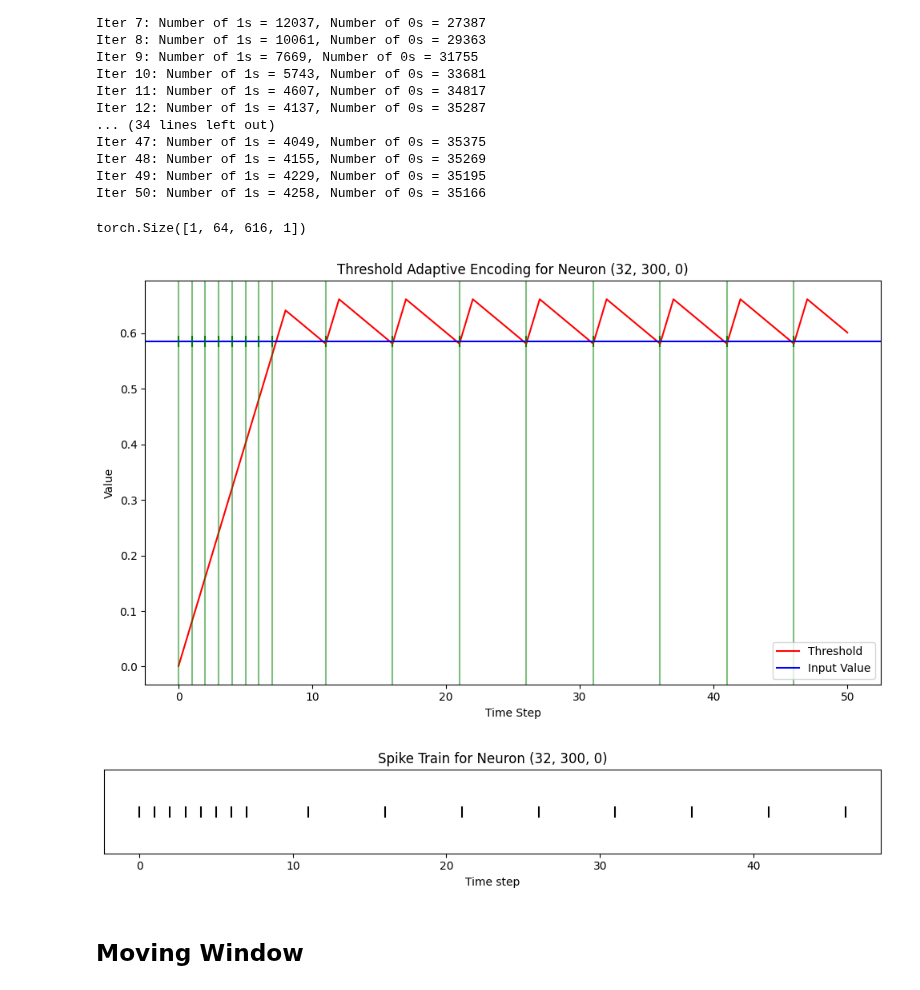
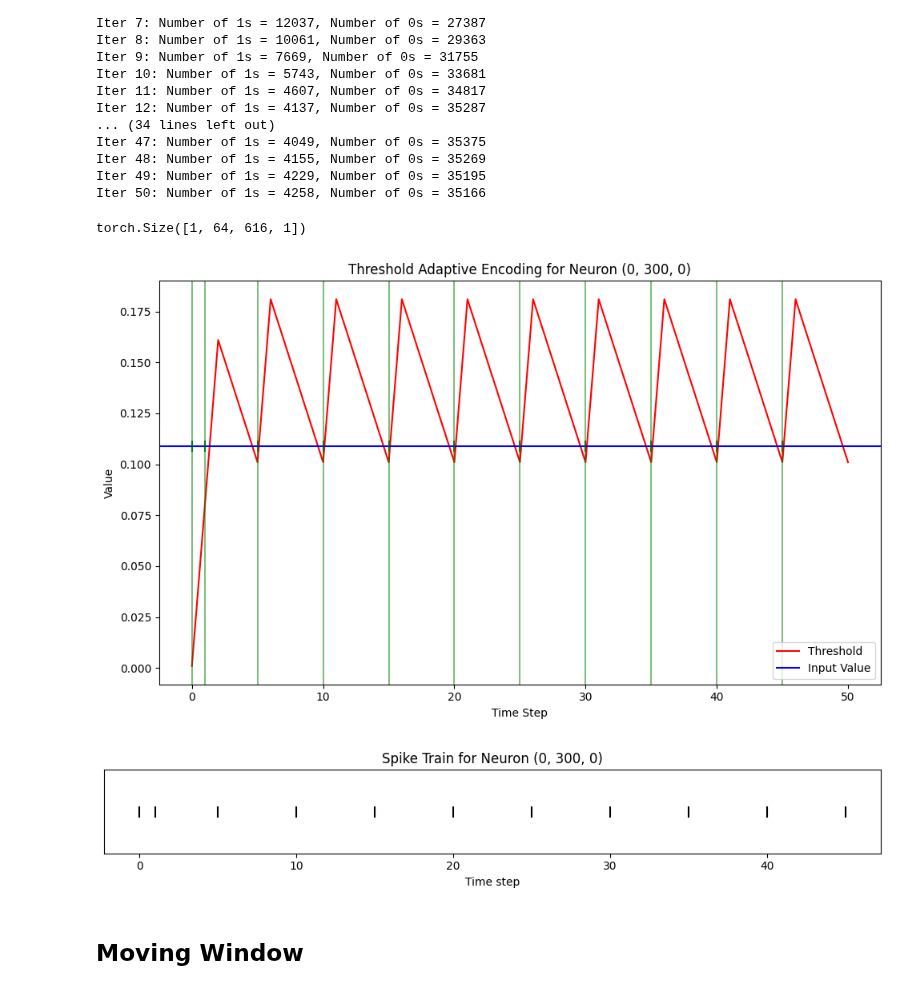
Before and after one commit to unipd-human-data/env-soundnet, a Jupyter notebook: Preprocessing.ipynb, the cells around one changed output. Cells and saved outputs as stored; diff of their text form; code cells hidden in the pictures.

```diff
--- a/Preprocessing.ipynb
+++ b/Preprocessing.ipynb
@@ -116,9 +105,9 @@ coughing/        frog/              sea_waves/
 # %% [markdown]
 ## Processare tutti i file audio di ESC10
 # %%
-base_path = '/content/drive/MyDrive/HumanData/ESC-10'
-sample_rate = 44100  # non fare downsampling
-duration = 5.0       # lunghezza standard (secondi)
+BASE_PATH = '/content/drive/MyDrive/HumanData/ESC-10'
+SAMPLE_RATE = 44100  # non fare downsampling
+DURATION = 5.0       # lunghezza standard (secondi)
 # %% [markdown]
 decido di non rimuovere il silenzio
 # %%
@@ -132,14 +121,15 @@ def load_audio_file(file_path, sr=44100, duration=5.0):
 # %%
 X_audio = []
 y_labels = []
-labels = sorted(os.listdir(base_path))  # lista classi ordinate
+labels = sorted(os.listdir(BASE_PATH))  # lista classi ordinate
+print(labels, "\n")
 label_to_index = {label: idx for idx, label in enumerate(labels)}
 
 for label in tqdm(labels, desc="Caricamento Audio"):
-    class_path = os.path.join(base_path, label)
+    class_path = os.path.join(BASE_PATH, label)
     for file in os.listdir(class_path):
         if file.endswith('.wav'):
             file_path = os.path.join(class_path, file)
-            y = load_audio_file(file_path, sr=sample_rate, duration=duration)
+            y = load_audio_file(file_path, sr=SAMPLE_RATE, duration=DURATION)
             X_audio.append(y)
             y_labels.append(label_to_index[label])
@@ -191,7 +183,7 @@ for i in tqdm(range(len(X_train)), desc="NAA"):
     label = y_train[i]
 
     # Applica la tua funzione naa → restituisce 5 versioni (incluso l'originale)
-    augmented_audios = naa(original_audio, sr=sample_rate)
+    augmented_audios = naa(original_audio, sr=SAMPLE_RATE)
 
     # Aggiungi tutte le versioni alla lista finale
     X_train_aug.extend(augmented_audios)
@@ -592,11 +586,11 @@ def visualize_threshold_encoding(data, encoder, num_steps=50, neuron_idx=(32, 20
     plt.show()
 # %%
 print(X_train_threshold_batch.shape)
-visualize_threshold_encoding(X_train_threshold_batch, thresholdEncoder, num_steps=50, neuron_idx=(32, 300, 0))
+visualize_threshold_encoding(X_train_threshold_batch, thresholdEncoder, num_steps=50, neuron_idx=(0, 300, 0))
 # %% [output]
 torch.Size([1, 64, 616, 1])
-[figure, old version]
+[figure, new version]
-[figure, old version]
+[figure, new version]
 # %% [markdown]
 ## Moving Window
 # %% [markdown]
```
Also changed, not shown: parts of 9 cells of this notebook.
